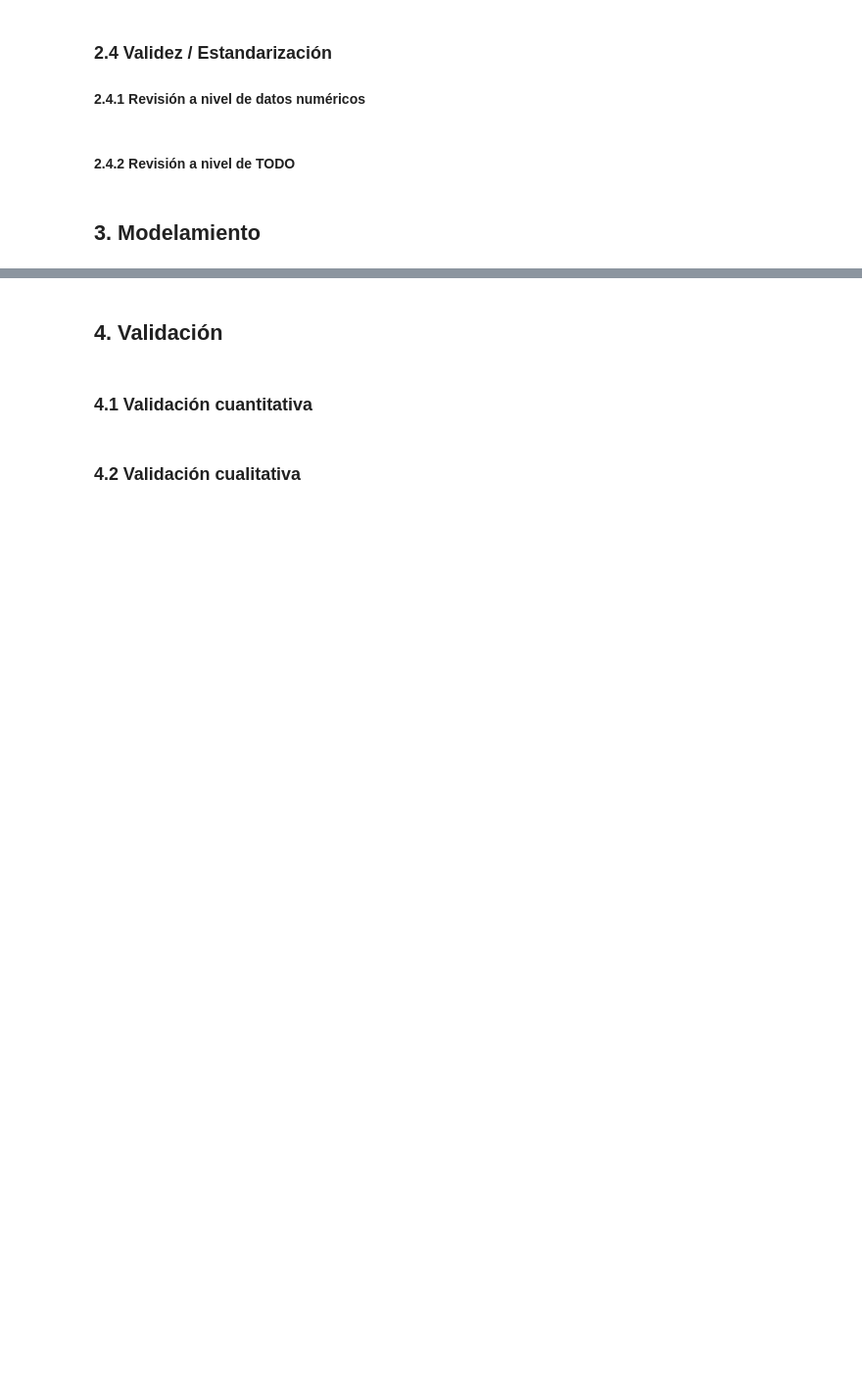
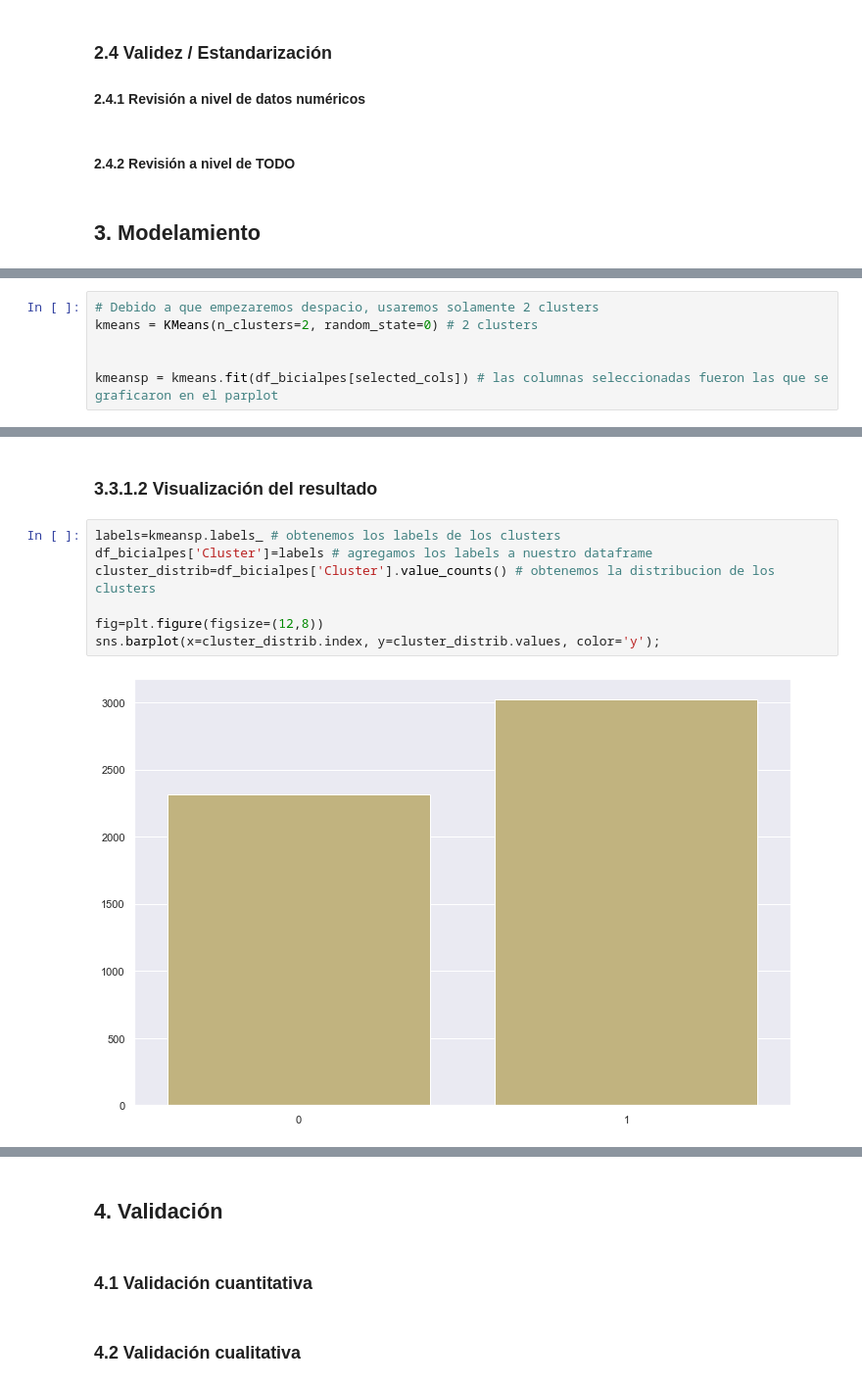
Before and after one commit to jjosorioc/ISIS3301-lab01-clustering, a Jupyter notebook: lab1.ipynb, the cells around one changed output, grey strips where cells are left out. Shown at 98% size. Cells and saved outputs as stored; diff of their text form; blank space fills up the shorter version.

```diff
--- a/lab1.ipynb
+++ b/lab1.ipynb
@@ -188,0 +209,6 @@ Para este caso, no importa si hay valores duplicados pues es posible que ocurra
+# %%
+# Debido a que empezaremos despacio, usaremos solamente 2 clusters
+kmeans = KMeans(n_clusters=2, random_state=0) # 2 clusters
+
+
+kmeansp = kmeans.fit(df_bicialpes[selected_cols]) # las columnas seleccionadas fueron las que se graficaron en el parplot
@@ -188,0 +226,11 @@ Para este caso, no importa si hay valores duplicados pues es posible que ocurra
+# %% [markdown]
+### 3.3.1.2 Visualización del resultado
+# %%
+labels=kmeansp.labels_ # obtenemos los labels de los clusters
+df_bicialpes['Cluster']=labels # agregamos los labels a nuestro dataframe
+cluster_distrib=df_bicialpes['Cluster'].value_counts() # obtenemos la distribucion de los clusters
+
+fig=plt.figure(figsize=(12,8))
+sns.barplot(x=cluster_distrib.index, y=cluster_distrib.values, color='y');
+# %% [output]
+[figure, added]
```
Also changed, not shown: parts of 19 cells of this notebook.
